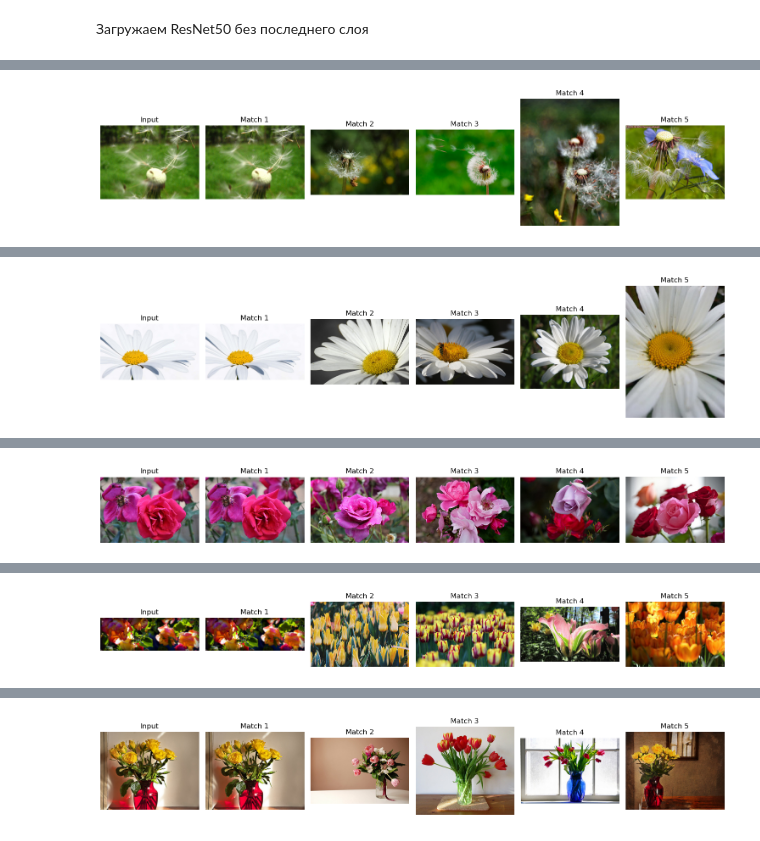
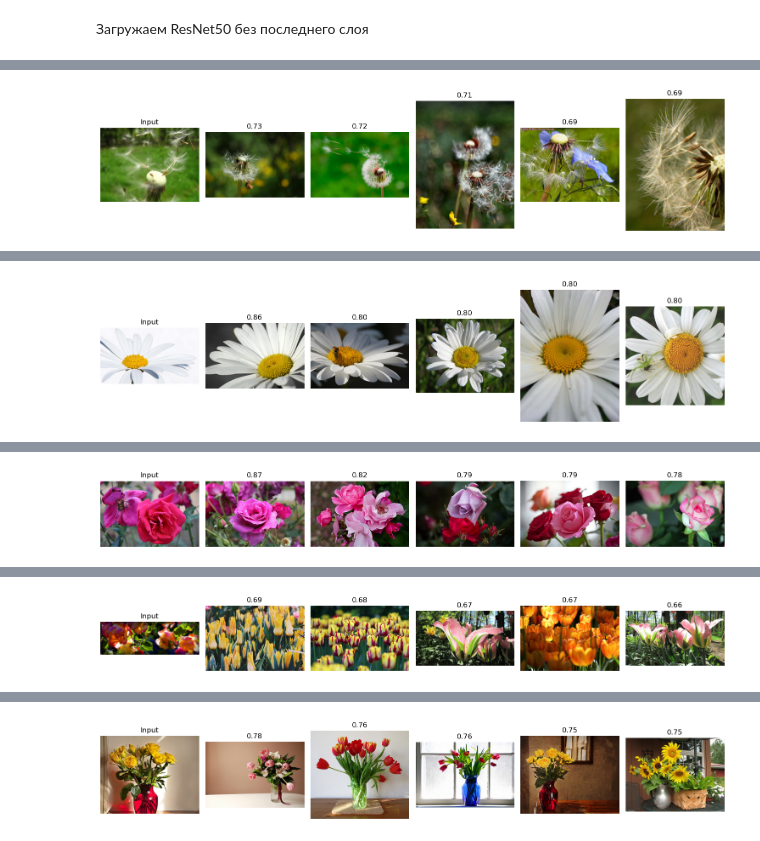
Before and after one commit to up99/flowers_similarity, a Jupyter notebook: main.ipynb, the cells around one changed output, grey strips where cells are left out. Saved outputs shown, nothing was run; the diff lists cells and outputs as text; code cells hidden in the pictures.

Commit message:
Obtained plots

```diff
--- a/main.ipynb
+++ b/main.ipynb
@@ -97,8 +97,34 @@ def find_similar_images(input_img_path, model, features_array, image_paths, top_
     for idx in indices:
         results[image_paths[idx]] = float(similarities[idx])
     return results
+# %%
+def find_similar_images(input_img_path, model, features_array, image_paths, top_n=5):
+    # Extract embedding for input image
+    input_features = extract_features(input_img_path, model)
+    input_features = input_features.reshape(1, -1)
+
+    # Compute cosine similarity
+    similarities = cosine_similarity(input_features, features_array).flatten()
+
+    # Create list of (image_path, similarity_score) pairs
+    matches = [(path, float(score)) for path, score in zip(image_paths, similarities)]
+
+    # Sort by similarity score descending
+    matches.sort(key=lambda x: x[1], reverse=True)
+
+    # Exclude input image from matches (if present in the dataset)
+    input_img_abs = os.path.abspath(input_img_path)
+    filtered_matches = [match for match in matches if os.path.abspath(match[0]) != input_img_abs]
+
+    # Take top N matches
+    top_matches = filtered_matches[:top_n]
+
+    # Convert to dictionary
+    results = {path: score for path, score in top_matches}
+
+    return results
 # %%
-def plot_matches(input_path, match_paths):
+def plot_matches(input_path, match_paths, match_scores):
     plt.figure(figsize=(15, 5))
     plt.subplot(1, 6, 1)
     plt.imshow(image.load_img(input_path))
@@ -108,7 +134,7 @@ def plot_matches(input_path, match_paths):
     for i, path in enumerate(match_paths):
         plt.subplot(1, 6, i + 2)
         plt.imshow(image.load_img(path))
-        plt.title(f"Match {i+1}")
+        plt.title(f"{match_scores[i]:.2f}")
         plt.axis('off')
     plt.tight_layout()
     plt.show()
@@ -121,6 +147,7 @@ for sample in test_samples:
     print(f"\nSearching for: {sample}")
     result = find_similar_images(sample, model, features_array, image_paths)
     match_paths = list(result.keys())
-    plot_matches(sample, match_paths)
+    match_scores = list(result.values())
+    plot_matches(sample, match_paths, match_scores)
 # %% [output]
 Searching for: flowers\dandelion\151385302_f8980a257f_n.jpg
@@ -128,2 +155,2 @@ Searching for: flowers\dandelion\151385302_f8980a257f_n.jpg
-[figure, old version]
+[figure, new version]
 Searching for: flowers\daisy\2213954589_c7da4b1486.jpg
@@ -131,2 +158,2 @@ Searching for: flowers\daisy\2213954589_c7da4b1486.jpg
-[figure, old version]
+[figure, new version]
 Searching for: flowers\rose\5001845289_e5740889b0_n.jpg
@@ -134,2 +161,2 @@ Searching for: flowers\rose\5001845289_e5740889b0_n.jpg
-[figure, old version]
+[figure, new version]
 Searching for: flowers\rose\18302701228_2b5790b199_n.jpg
@@ -137,2 +164,2 @@ Searching for: flowers\rose\18302701228_2b5790b199_n.jpg
-[figure, old version]
+[figure, new version]
 Searching for: flowers\rose\12238827553_cf427bfd51_n.jpg
@@ -140 +167 @@ Searching for: flowers\rose\12238827553_cf427bfd51_n.jpg
-[figure, old version]
+[figure, new version]
```
Also changed, not shown: parts of 1 cell of this notebook.
